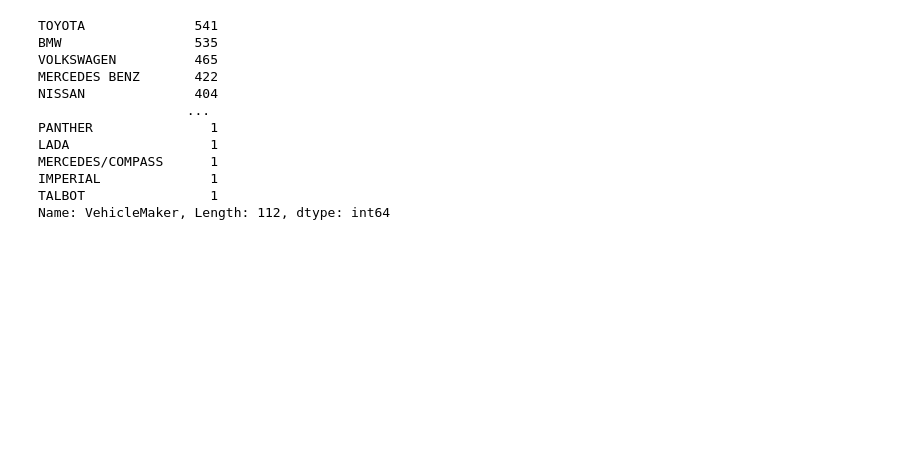
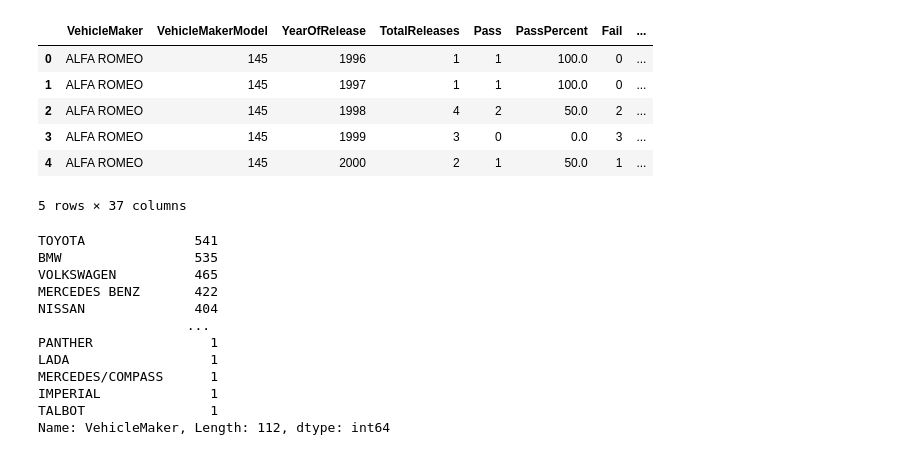
Before and after one commit to avidLearnerInProgress/data-visualisation-using-vegalite, a Jupyter notebook: Untitled.ipynb, the cells around one changed output. Saved outputs shown, nothing was run; the diff lists cells and outputs as text; code cells hidden in the pictures; blank space fills up the shorter version.

```diff
--- a/Untitled.ipynb
+++ b/Untitled.ipynb
@@ -3,9 +3,11 @@ import pandas as pd
 import numpy as np
 import matplotlib.pyplot as plt
 # %%
-df = pd.read_csv("make_model_data_16_cleaned.csv")
+df = pd.read_csv("make_model_data_16_cleaned_renamed.csv")
 
-df = df.rename(columns = {
+
+#df = df.rename(columns = {
+'''
     'VehicleMake' : "VehicleMaker",
     'VehicleModel' : "VehicleMakerModel",
     'YearOfBirth' : "YearOfRelease",
@@ -17,35 +19,49 @@ df = df.rename(columns = {
     'Vehicle and Safety Equipment' : 'VehicleAndSafetyEquipment',
     'Vehicle and Safety Equipment %' : 'VehicleAndSafetyEquipmentPercent',
     'Lighting and Electrical' : 'LightingAndElectrical',
     'Lighting and Electrical %' : 'LightingAndElectricalPercent',
     'Steering and Suspension' : 'SteeringAndSuspension',
     'Steering and Suspension %' : 'SteeringAndSuspensionPercent',
     'Braking Equipment' : 'BrakingEquipment',
     'Braking Equipment %' : 'BrakingEquipmentPercent',
     'Wheels and Tyres' : 'WheelsAndTyres',
     'Wheels and Tyres %' : 'WheelsAndTyresPercent',
     'Engine, Noise and Exhaust' : 'EngineNoiseAndExhaust',
     'Engine, Noise and Exhaust %' : 'EngineNoiseAndExhaustPercent',
     'Chassis and Body' : 'ChassisAndBody',
     'Chassis and Body %' : 'ChassisAndBodyPercent',
     'Side Slip Test' : 'SideSlipTest',
     'Side Slip Test %' : 'SideSlipTestPercent',
     'Suspension Test' : 'SuspensionTest',
     'Suspension Test %' : 'SuspensionTestPercent',
     'Light test' : 'LightTest',
     'Light test %' : 'LightTestPercent',
     'Brake Test' : 'BrakeTest',
     'Brake Test %' : 'BrakeTest%',
     'Emmissions' : 'Emissions',
     'Emmissions %' : 'EmissionsPercent',
     'OTHER' : 'Other',
     'OTHER %' : 'OtherPercent',
     'Incompletable' : 'IncompletablePercent'
-}, drop_index = True)
+#})
+'''
 
+df['VehicleMakerPlusModel'] = df['VehicleMaker'].str.strip(' ')  + ' - ' + df['VehicleMakerModel'].str.strip(' ')
 
+df['VehicleMakerPlusModel'].value_counts()
 df.columns
-df.to_csv('make_model_data_16_cleaned_renamed.csv')
+df.to_csv('make_model_data_16_cleaned_combined_renamed.csv', index = False)
+
+dff = pd.read_csv('make_model_data_16_cleaned_combined_renamed.csv')
+dff.head()
+# %% [output]
+|  | VehicleMaker | VehicleMakerModel | YearOfRelease | TotalReleases | Pass | PassPercent | Fail | ... |
+| 0 | ALFA ROMEO | 145 | 1996 | 1 | 1 | 100.0 | 0 | ... |
+| 1 | ALFA ROMEO | 145 | 1997 | 1 | 1 | 100.0 | 0 | ... |
+| 2 | ALFA ROMEO | 145 | 1998 | 4 | 2 | 50.0 | 2 | ... |
+| 3 | ALFA ROMEO | 145 | 1999 | 3 | 0 | 0.0 | 3 | ... |
+| 4 | ALFA ROMEO | 145 | 2000 | 2 | 1 | 50.0 | 1 | ... |
+5 rows × 37 columns
 # %%
 for col in df:
     display(df[col].value_counts())
```
Also changed, not shown: 1 other file.
